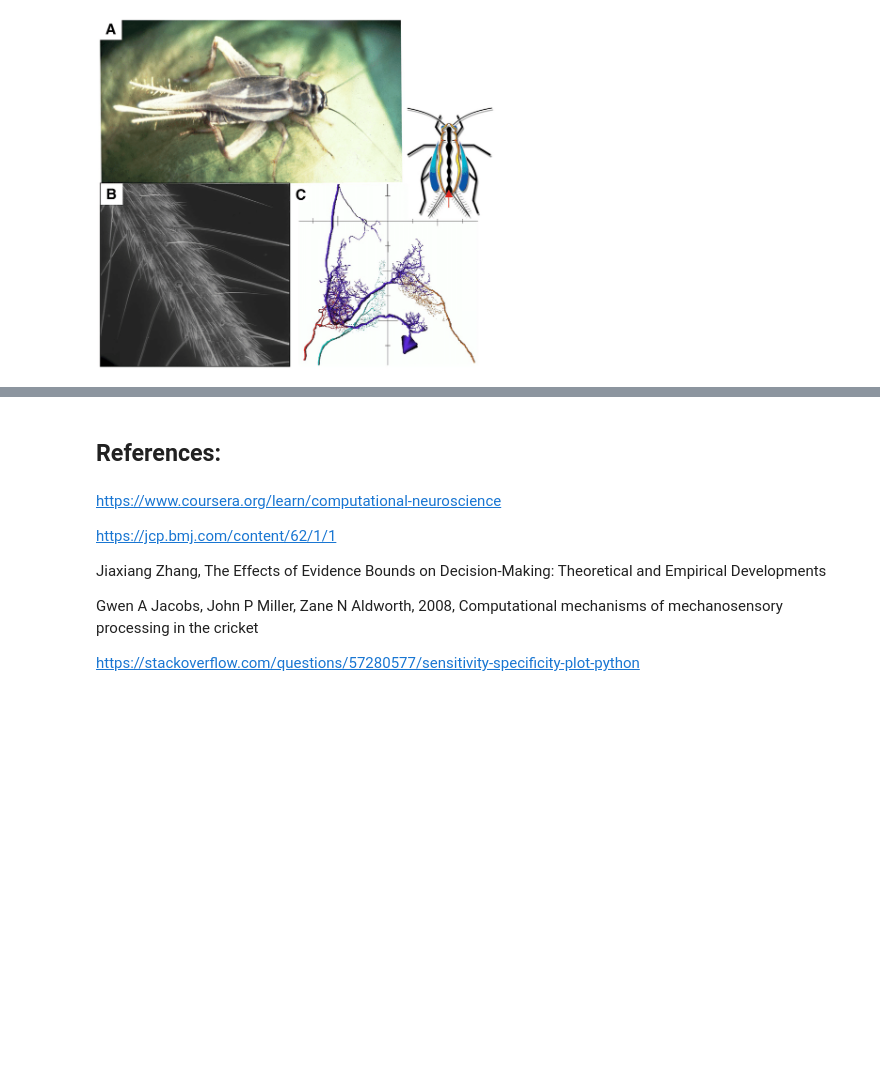
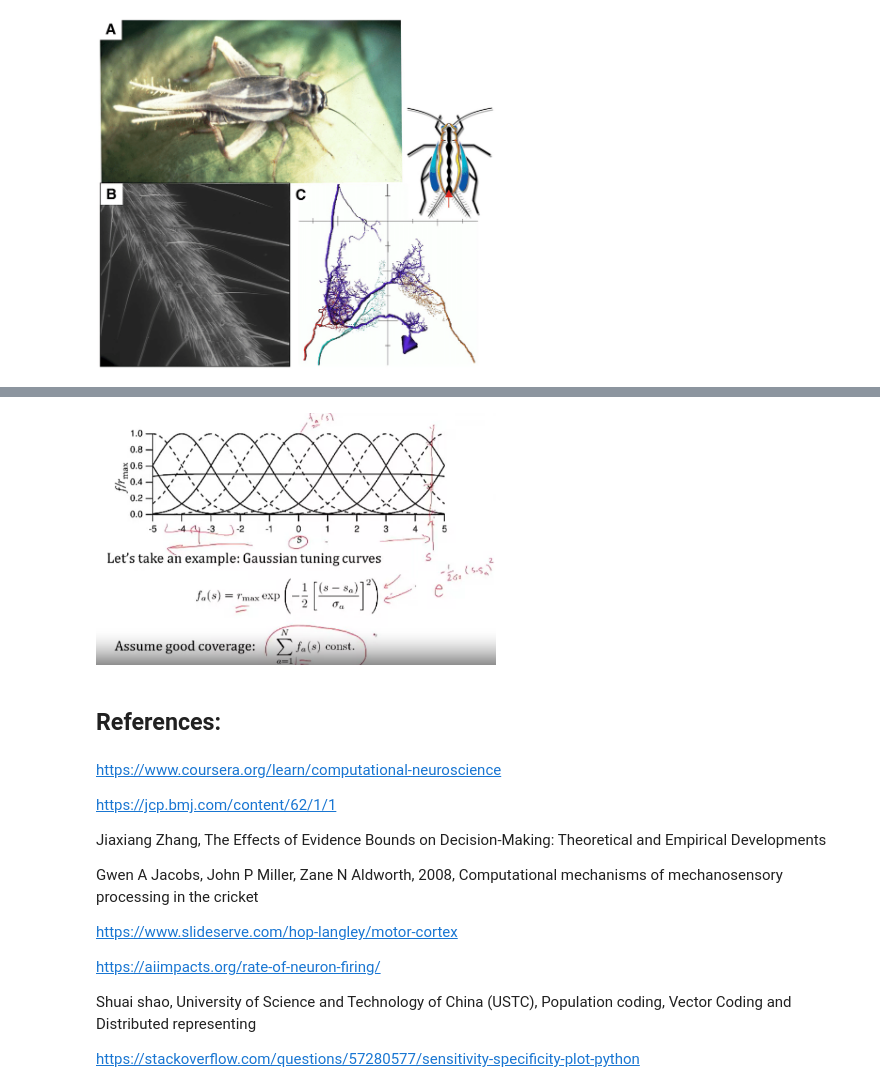
Before and after one commit to mhmdrdwn/com-neuro, a Jupyter notebook: week3.ipynb, the cells around one changed output, grey strips where cells are left out. Cells and saved outputs as stored; diff of their text form; code cells hidden in the pictures; blank space fills up the shorter version.

Commit message:
pop vector

```diff
--- a/week3.ipynb
+++ b/week3.ipynb
@@ -40,3 +124,7 @@ Image(filename= "cricket.png", width=400)
+# %%
+Image(filename= "gaussian_tune_curve.png", width=400)
+# %% [output]
+[figure, added]
 # %% [markdown]
 ## References:
 # %% [markdown]
@@ -48,4 +136,10 @@ Jiaxiang Zhang, The Effects of Evidence Bounds on Decision-Making: Theoretical a
 
 Gwen A Jacobs, John P Miller, Zane N Aldworth, 2008, Computational mechanisms of mechanosensory processing in the cricket
 
+https://www.slideserve.com/hop-langley/motor-cortex
+
+https://aiimpacts.org/rate-of-neuron-firing/
+
+Shuai shao, University of Science and Technology of China (USTC), Population coding, Vector Coding and Distributed representing
+
 https://stackoverflow.com/questions/57280577/sensitivity-specificity-plot-python
```
Also changed, not shown: parts of 12 cells of this notebook.
